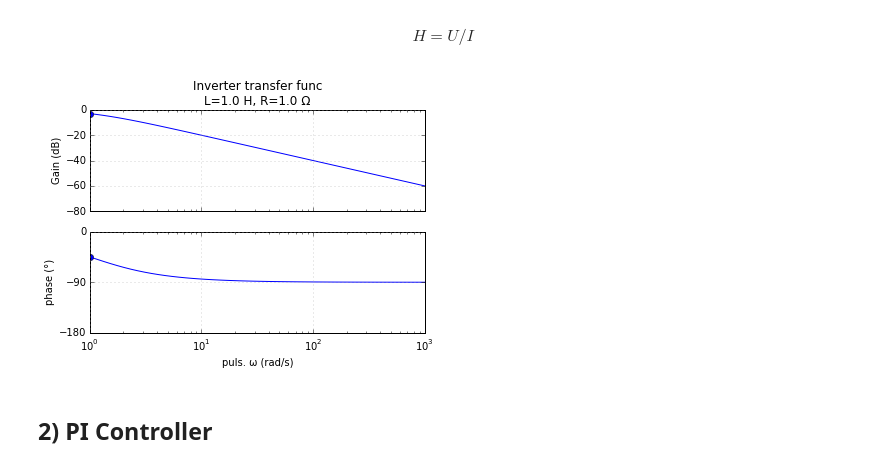
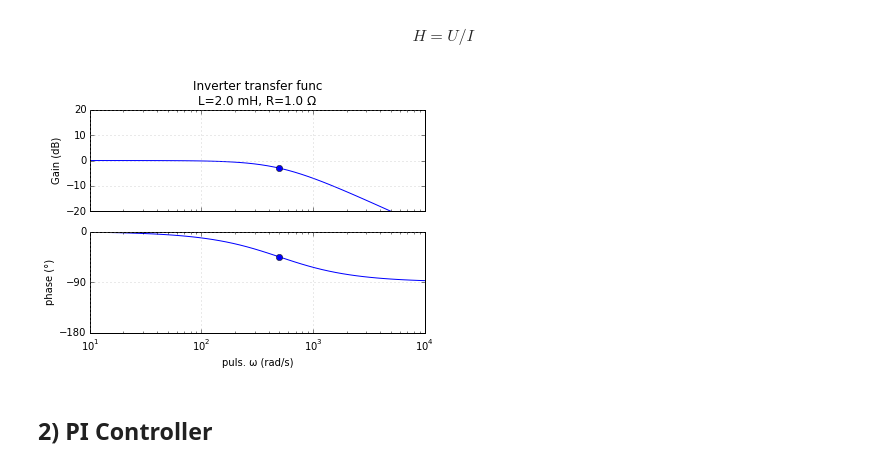
Before and after one commit to pierre-haessig/sgdd-inverter-lab, a Jupyter notebook: PI_control.ipynb, the cells around one changed output. Saved outputs shown, nothing was run; the diff lists cells and outputs as text; code cells hidden in the pictures.

```diff
--- a/PI_control.ipynb
+++ b/PI_control.ipynb
@@ -52,7 +54,7 @@ $$\tilde{H}(s) = H(s) e^{-T_d s}$$
 
 with $T_d \approx 1/f_{switch}$ (or 1/2 of this ?)
 # %%
-L = 1 #H
+L = 2e-3 #H
 R = 1 # Ohms
 
 f_switch = 10e3 # Hz
@@ -70,9 +72,9 @@ array([ 0.])
 # %% [markdown]
 *Helper: Plotting function for a Bode diagram*
 # %%
-w_min = 1
-w_max = 1000
-w_list = np.logspace(0, 3) # ~1s to 1ms time constants (~ 0.1 Hz to 100 Hz)
+w_min = 10
+w_max = 10000
+w_list = np.logspace(1, 4) # ~.1s to .1ms time constants (~ 1 Hz to 1000 Hz)
 
 phase_locator = mpl.ticker.MultipleLocator(90)
 
@@ -93,28 +95,29 @@ def bode_plot(w, mag, phase):
 # %% [markdown]
 $$H = U/I$$
 # %%
-L_wdg = FloatSlider(L, min=0, max=3*L)
-R_wdg = FloatSlider(L, min=0, max=3*R)
+#L_wdg = FloatSlider(L, min=0, max=3*L)
+#R_wdg = FloatSlider(L, min=0, max=3*R)
 
-def sys_bode(L, R, delay=False):
+@interact(mL=[0.,2000*L], R=[0., 3*R])
+def sys_bode(mL=L*1000, R=R, delay=False):
+    L = mL * 1e-3
     sys = sig.lti([1], [L, R])
     w, mag, phase = sys.bode(w_list)
     if delay:
         phase -= w_list*Td*180/np.pi
     ax1, ax2 = bode_plot(w, mag, phase)
     #ax1.plot(w, dB(1/(w*L)), 'b--', label='1/Ls asympt')
     if R>0:
         # mark the transistion frequency
         tau = L/float(R)
         ax1.plot(1/tau, -20*np.log10(R)-3, 'bo')
         ax2.plot(1/tau, -45, 'bo')
-    ax1.set(title=u'Inverter transfer func \nL={:.1f} H, R={:.1f} Ω'.format(L,R))
+    ax1.set(title=u'Inverter transfer func \nL={:.1f} mH, R={:.1f} Ω'.format(L*1000,R))
+    ax1.set_ylim(-20,20)
     ax2.set_ylim(-180, 0)
     ax2.set_xlim(w_min, w_max)
-
-interact(sys_bode, L=L_wdg, R=R_wdg);
 # %% [output]
-[figure, old version]
+[figure, new version]
 # %%
 #L_wdg
 # %% [markdown]
```
Also changed, not shown: parts of 11 cells of this notebook.
